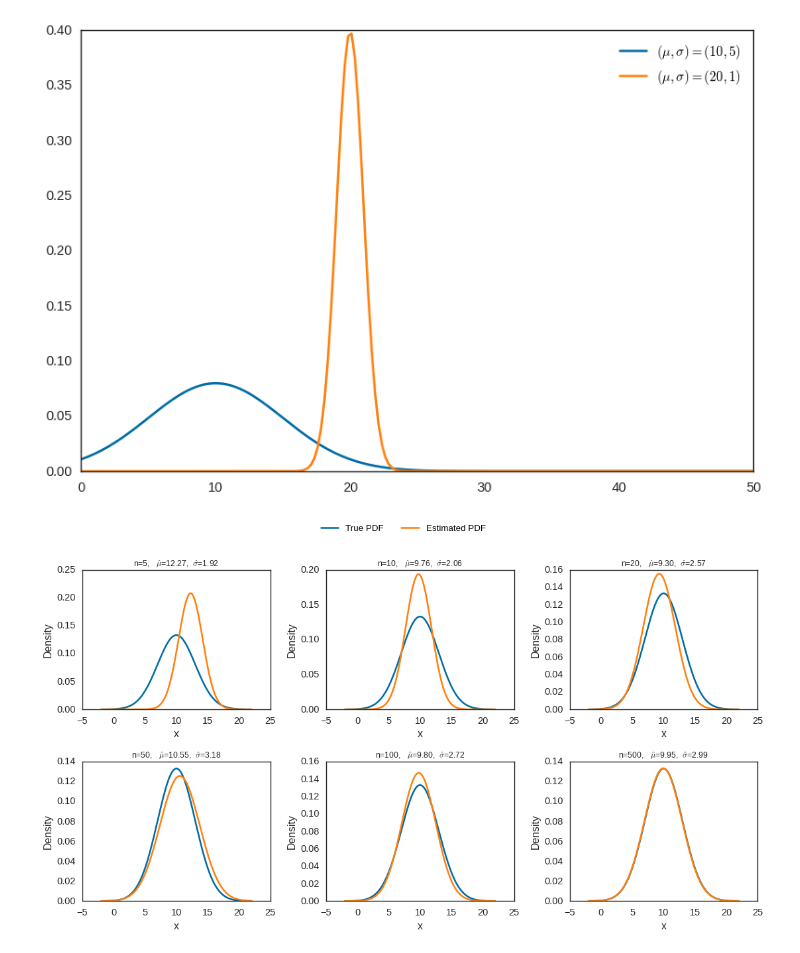
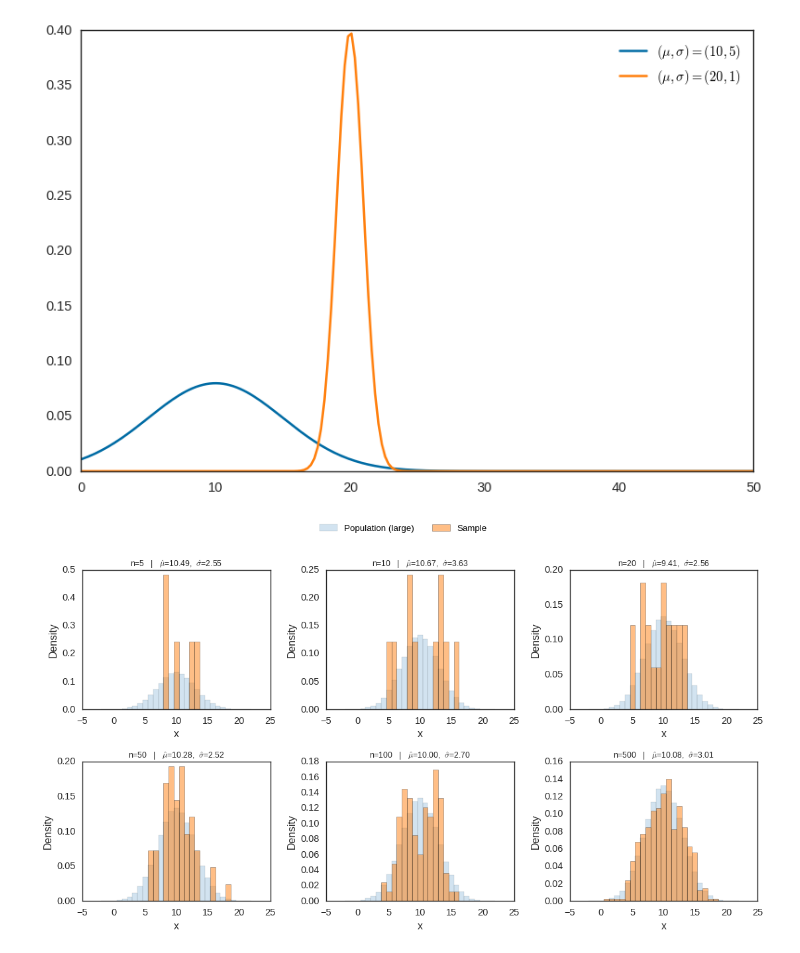
Before and after one commit to mtanviruzzaman/statquest-statistics, a Jupyter notebook: statistics.ipynb, the cells around one changed output. Drawn from its saved outputs; the diff is of its cells as text; code cells hidden in the pictures.

```diff
--- a/statistics.ipynb
+++ b/statistics.ipynb
@@ -60,52 +60,67 @@ plt.show()
 # %%
 # population and estimated parameters: https://www.youtube.com/watch?v=vikkiwjQqfU&list=PLblh5JKOoLUK0FLuzwntyYI10UQFUhsY9&index=6
 
+# -----------------------------
 # Population parameters
+# -----------------------------
 μ, σ = 10, 3
 
-# Sample sizes for each subplot
+# Create a large population sample
+population = np.random.normal(μ, σ, size=200_000)
+
+# Sample sizes for subplots
 sample_sizes = [5, 10, 20, 50, 100, 500]
 
-# X range for plotting PDFs
-xs = np.linspace(μ - 4*σ, μ + 4*σ, 300)
-
-# True population PDF
-true_pdf = norm.pdf(xs, μ, σ)
+# Common bin edges for fair comparison
+bins = np.linspace(μ - 4*σ, μ + 4*σ, 30)
 
 fig, axes = plt.subplots(2, 3, figsize=(14, 8))
 
 for ax, n in zip(axes.ravel(), sample_sizes):
-    # Draw samples
+
+    # Draw sample of size n
     samples = np.random.normal(μ, σ, size=n)
 
-    # Sample mean and std
+    # Sample stats (unbiased)
     sample_mu = samples.mean()
-    # Divide by (n-1)
     sample_sigma = samples.std(ddof=1)
 
-    # Estimated PDF
-    est_pdf = norm.pdf(xs, sample_mu, sample_sigma)
+    # Plot population histogram
+    ax.hist(
+        population,
+        bins=bins,
+        density=True,
+        alpha=0.20,
+        color="#1f77b4",  # blue
+        label="Population (large)",
+    )
 
-    # Plot actual PDF
-    ax.plot(xs, true_pdf, label="True PDF")
+    # Plot sample histogram
+    ax.hist(
+        samples,
+        bins=bins,
+        density=True,
+        alpha=0.5,
+        color="#ff7f0e",  # orange
+        label="Sample",
+        edgecolor="black",
+        linewidth=0.5
+    )
 
-    # Plot estimated PDF
-    ax.plot(xs, est_pdf, label="Estimated PDF")
-
-    # Title showing convergenceLight blue
+    # Title showing convergence
     ax.set_title(
-        fr"n={n},   $\hat\mu$={sample_mu:.2f},  $\hat\sigma$={sample_sigma:.2f}",
+        fr"n={n}   |   $\hat\mu$={sample_mu:.2f},  $\hat\sigma$={sample_sigma:.2f}",
         fontsize=11
     )
 
     ax.set_xlabel("x")
     ax.set_ylabel("Density")
 
-# Only one legend for the whole figure
-handles, labels = ax.get_legend_handles_labels()
+# one global legend
+handles, labels = axes[0,0].get_legend_handles_labels()
 fig.legend(handles, labels, loc="upper center", ncol=2, fontsize=12)
 
 plt.tight_layout(rect=[0, 0, 1, 0.93])
 plt.show()
 # %% [output]
-[figure, old version]
+[figure, new version]
```
